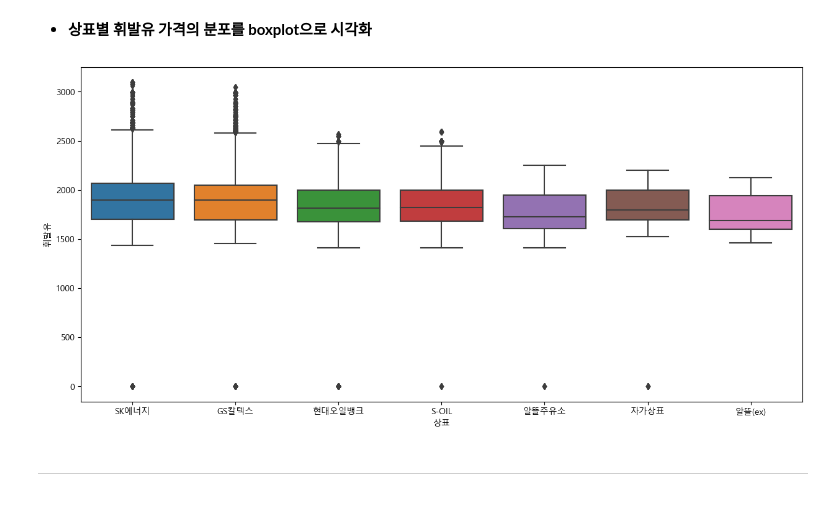
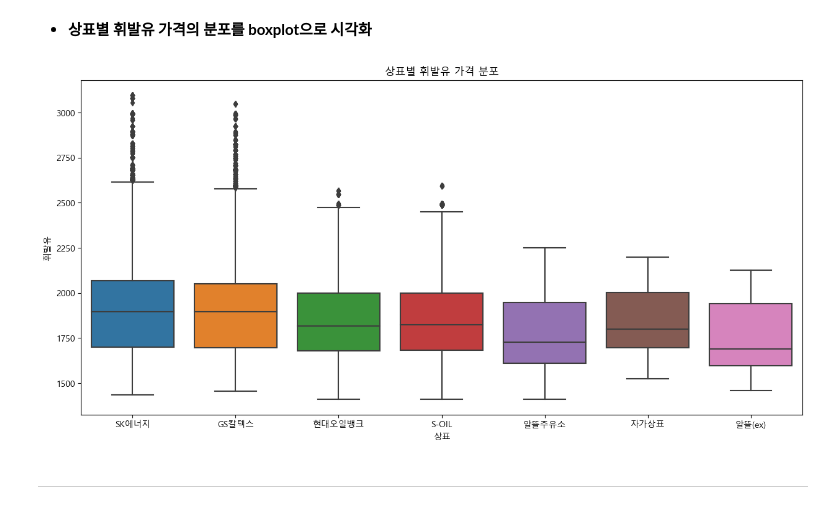
Before and after one commit to clerknek/PlayData, a Jupyter notebook: +실습/주유소가격 데이터 분석/주유소가격 데이터 분석.ipynb, the cells around one changed output. Drawn from its saved outputs; the diff is of its cells as text; code cells hidden in the pictures.

```diff
--- a/+실습/주유소가격 데이터 분석/주유소가격 데이터 분석.ipynb
+++ b/+실습/주유소가격 데이터 분석/주유소가격 데이터 분석.ipynb
@@ -581,10 +628,11 @@ plt.show()
 # %%
 import seaborn as sns
 plt.figure(figsize = (15, 7))
-sns.boxplot(data=df, x='상표', y='휘발유')
+sns.boxplot(data=df.query('휘발유!=0'), x='상표', y='휘발유')  #  y: 연속형 -> 4분위, 정상범위 등을 계산, x: 범주형-나누는 대상
+plt.title('상표별 휘발유 가격 분포')
 plt.show()
 # %% [output]
-[figure, old version]
+[figure, new version]
 # %% [markdown]
 ------
 # %% [markdown]
```
Also changed, not shown: parts of 37 cells of this notebook, 1 other file.
